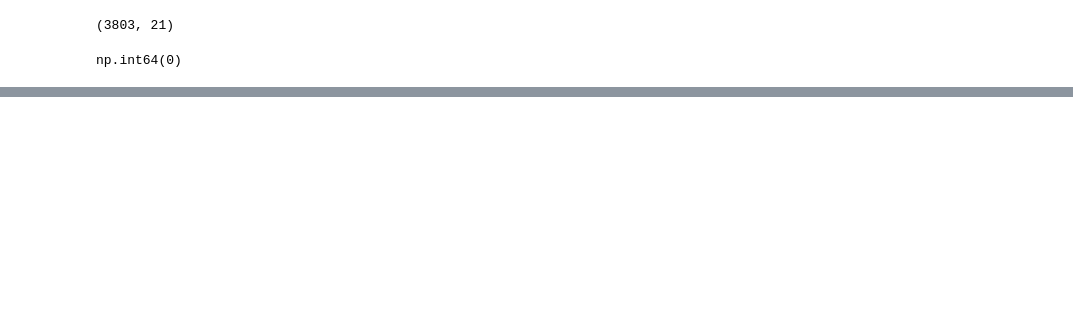
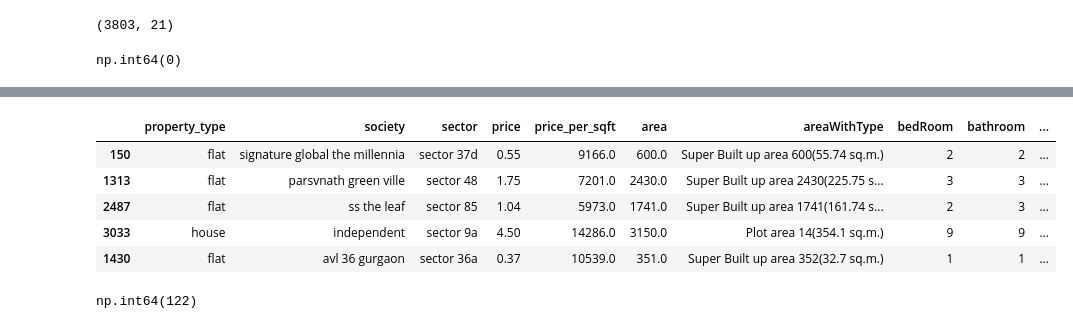
Before and after one commit to Binal2004/Propeak-Real-Estate-, a Jupyter notebook: data_preprocessing.ipynb, the cells around one changed output, grey strips where cells are left out. Drawn from its saved outputs; the diff is of its cells as text; code cells hidden in the pictures; blank space fills up the shorter version.

```diff
--- a/data_preprocessing.ipynb
+++ b/data_preprocessing.ipynb
@@ -260,3 +260,19 @@ df.head()
 | 2 | 2 BHK Flat in Sector 86 Gurgaon | flat | pyramid elite | sector 86 | 0.46 | 79.0 | 58228.0 | Carpet area: 58141 (5401.48 sq.m.) | ... |
 | 3 | 2 BHK Flat in Sohna | flat | breez global hill view | sohna road | 0.32 | 5470.0 | 585.0 | Built Up area: 1000 (92.9 sq.m.)C... | ... |
 | 4 | 3 BHK Flat in Sector 92 Gurgaon | flat | bestech park view sanskruti | sector 92 | 1.60 | 8020.0 | 1995.0 | Super Built up area 1995(185.34 s... | ... |
+# %%
+# features to drop -> property_name, address, description, rating
+df.drop(columns=['property_name', 'address', 'description', 'rating'],inplace=True)
+# %%
+df.sample(5)
+# %% [output]
+|  | property_type | society | sector | price | price_per_sqft | area | areaWithType | bedRoom | bathroom | ... |
+| 150 | flat | signature global the millennia | sector 37d | 0.55 | 9166.0 | 600.0 | Super Built up area 600(55.74 sq.m.) | 2 | 2 | ... |
+| 1313 | flat | parsvnath green ville | sector 48 | 1.75 | 7201.0 | 2430.0 | Super Built up area 2430(225.75 s... | 3 | 3 | ... |
+| 2487 | flat | ss the leaf | sector 85 | 1.04 | 5973.0 | 1741.0 | Super Built up area 1741(161.74 s... | 2 | 3 | ... |
+| 3033 | house | independent | sector 9a | 4.50 | 14286.0 | 3150.0 | Plot area 14(354.1 sq.m.) | 9 | 9 | ... |
+| 1430 | flat | avl 36 gurgaon | sector 36a | 0.37 | 10539.0 | 351.0 | Super Built up area 352(32.7 sq.m.) | 1 | 1 | ... |
+# %%
+df.duplicated().sum()
+# %% [output]
+np.int64(122)
```
Also changed, not shown: parts of 1 cell of this notebook, 3 other files.
